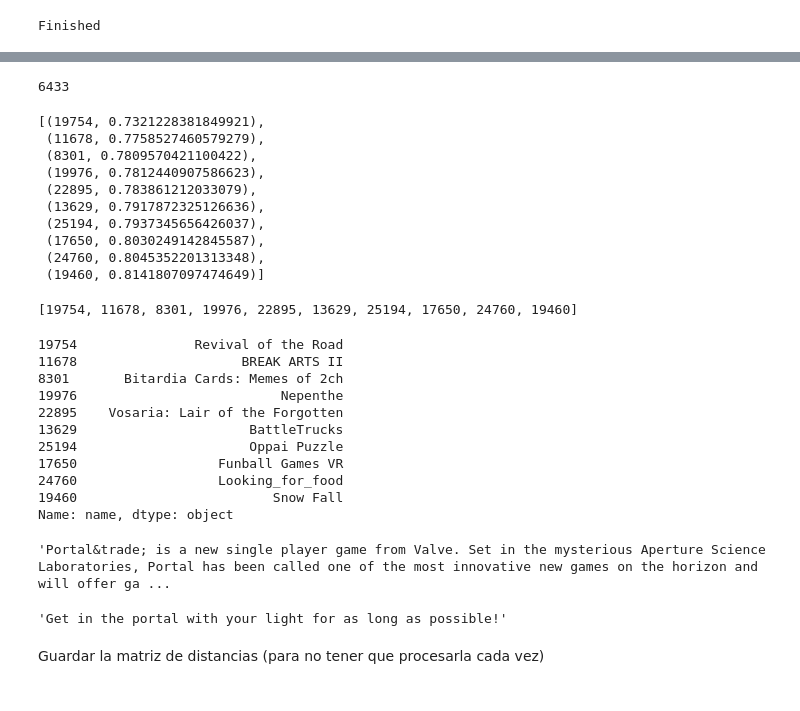
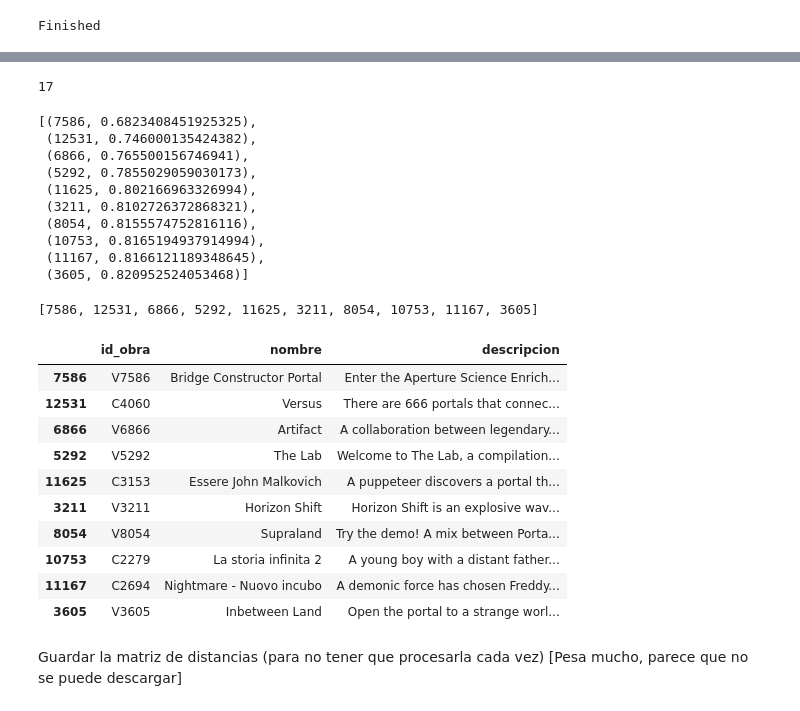
Before and after one commit to adrygp/ABP-FindMo, a Jupyter notebook: FindMo.ipynb, the cells around one changed output, grey strips where cells are left out. Drawn from its saved outputs; the diff is of its cells as text; code cells hidden in the pictures.

```diff
--- a/FindMo.ipynb
+++ b/FindMo.ipynb
@@ -195,9 +241,9 @@ print(type(distance_matrix))
 <class 'numpy.ndarray'>
 # %%
-searchTitle = "Undertale" #Obra base para las recomendaciones
-indexOfTitle = preprocessedData[preprocessedData['name']==searchTitle].index.values[0]
+searchTitle = "Portal" # Obra base para las recomendaciones (Otro: "The Elder Scrolls V: Skyrim")
+indexOfTitle = preprocessedData[preprocessedData['nombre']==searchTitle].index.values[0]
 indexOfTitle
 # %% [output]
-6433
+17
 # %%
 distance_scores = list(enumerate(distance_matrix[indexOfTitle]))
@@ -209,45 +253,37 @@ ordered_scores
 top_scores = ordered_scores[1:11]
 top_scores
 # %% [output]
-[(19754, 0.7321228381849921),
- (11678, 0.7758527460579279),
- (8301, 0.7809570421100422),
- (19976, 0.7812440907586623),
- (22895, 0.783861212033079),
- (13629, 0.7917872325126636),
- (25194, 0.7937345656426037),
- (17650, 0.8030249142845587),
- (24760, 0.8045352201313348),
- (19460, 0.8141807097474649)]
+[(7586, 0.6823408451925325),
+ (12531, 0.746000135424382),
+ (6866, 0.765500156746941),
+ (5292, 0.7855029059030173),
+ (11625, 0.802166963326994),
+ (3211, 0.8102726372868321),
+ (8054, 0.8155574752816116),
+ (10753, 0.8165194937914994),
+ (11167, 0.8166121189348645),
+ (3605, 0.820952524053468)]
 # %%
 top_indexes = [i[0] for i in top_scores]
 top_indexes
 # %% [output]
-[19754, 11678, 8301, 19976, 22895, 13629, 25194, 17650, 24760, 19460]
+[7586, 12531, 6866, 5292, 11625, 3211, 8054, 10753, 11167, 3605]
 # %%
-preprocessedData['name'].iloc[top_indexes]
+preprocessedData[['id_obra','nombre', 'descripcion']].iloc[top_indexes]
 # %% [output]
-19754               Revival of the Road
-11678                     BREAK ARTS II
-8301       Bitardia Cards: Memes of 2ch
-19976                          Nepenthe
-22895    Vosaria: Lair of the Forgotten
-13629                      BattleTrucks
-25194                      Oppai Puzzle
-17650                  Funball Games VR
-24760                  Looking_for_food
-19460                         Snow Fall
-Name: name, dtype: object
+|  | id_obra | nombre | descripcion |
+| 7586 | V7586 | Bridge Constructor Portal | Enter the Aperture Science Enrich... |
+| 12531 | C4060 | Versus | There are 666 portals that connec... |
+| 6866 | V6866 | Artifact | A collaboration between legendary... |
+| 5292 | V5292 | The Lab | Welcome to The Lab, a compilation... |
+| 11625 | C3153 | Essere John Malkovich | A puppeteer discovers a portal th... |
+| 3211 | V3211 | Horizon Shift | Horizon Shift is an explosive wav... |
+| 8054 | V8054 | Supraland | Try the demo! A mix between Porta... |
+| 10753 | C2279 | La storia infinita 2 | A young boy with a distant father... |
+| 11167 | C2694 | Nightmare - Nuovo incubo | A demonic force has chosen Freddy... |
+| 3605 | V3605 | Inbetween Land | Open the portal to a strange worl... |
-# %%
-preprocessedData['short_description'].iloc[indexOfTitle]
-# %% [output]
-'Portal&trade; is a new single player game from Valve. Set in the mysterious Aperture Science Laboratories, Portal has been called one of the most innovative new games on the horizon and will offer ga ...
-# %%
-preprocessedData['short_description'].iloc[21180]
-# %% [output]
-'Get in the portal with your light for as long as possible!'
 # %% [markdown]
-Guardar la matriz de distancias (para no tener que procesarla cada vez)
+Guardar la matriz de distancias (para no tener que procesarla cada vez) [Pesa mucho, parece que no se puede descargar]
 # %%
 from numpy import savetxt
 savetxt('distance_matrix_only_games.csv', distance_matrix, delimiter=',')
```
Also changed, not shown: parts of 15 cells of this notebook.
